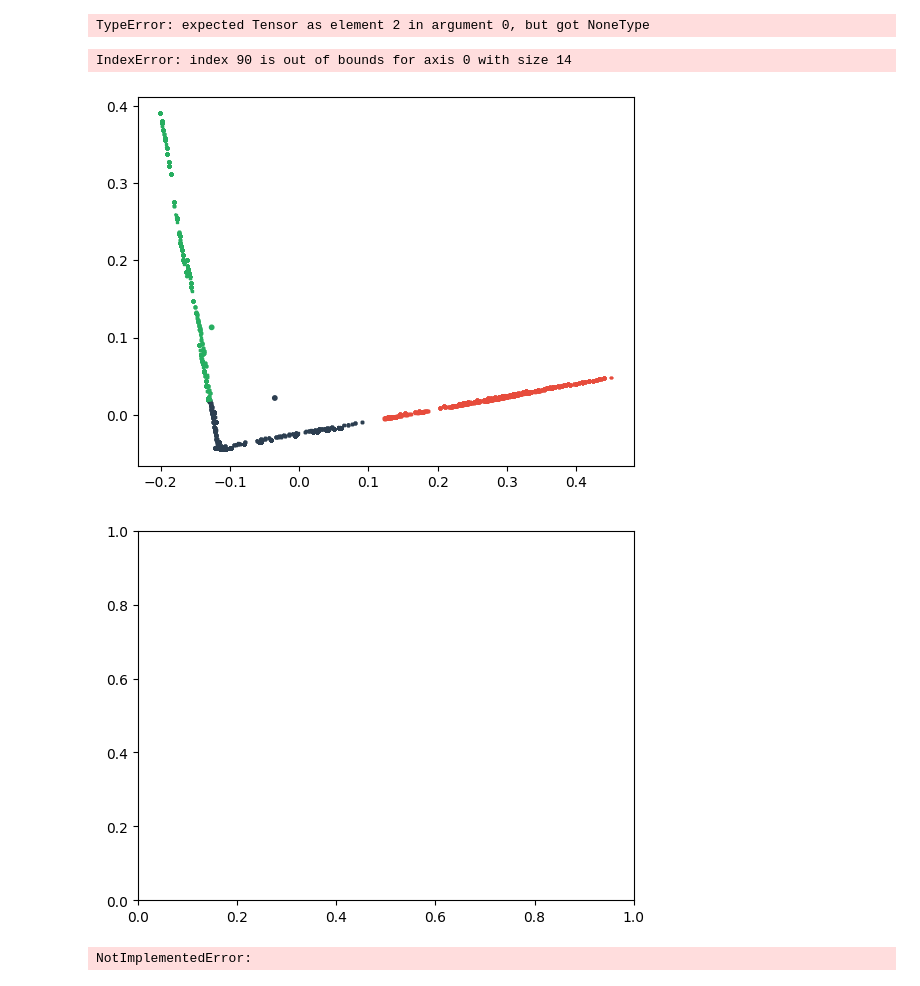
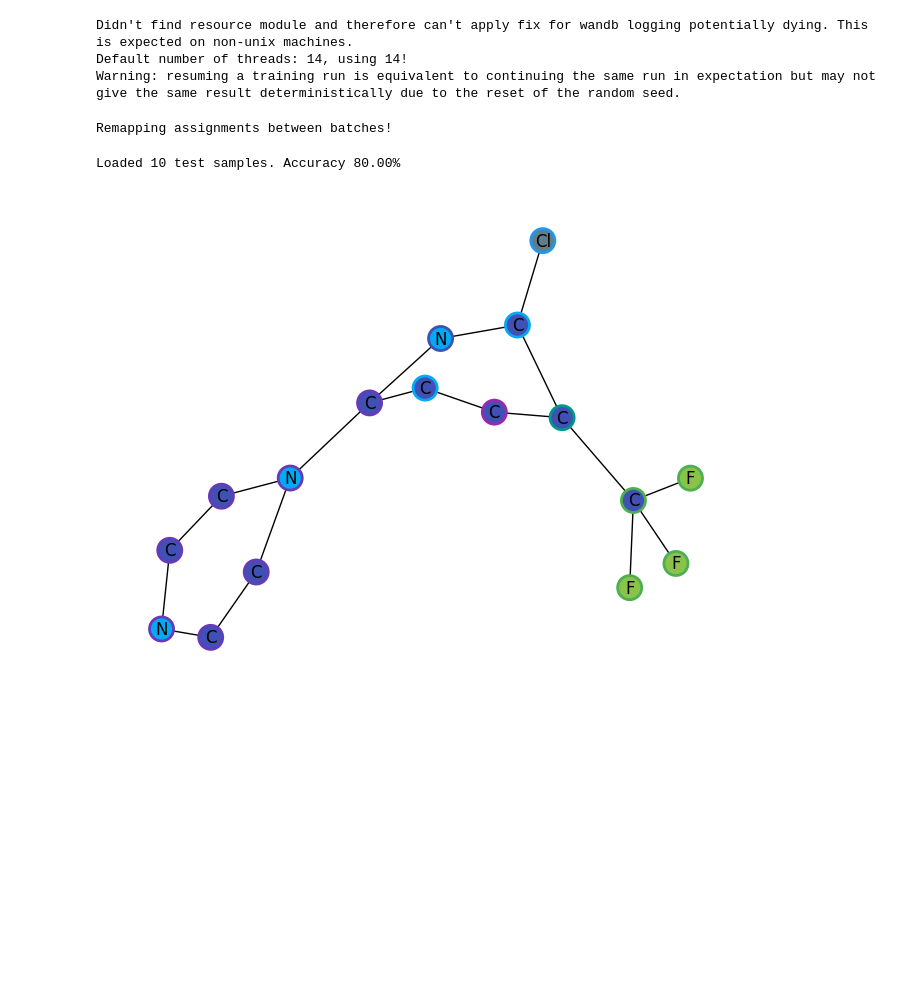
Before and after one commit to jonasjuerss/HELP, a Jupyter notebook: analysis.ipynb, the cells around one changed output. Cells and saved outputs as stored; diff of their text form; code cells hidden in the pictures; blank space fills up the shorter version.

```diff
--- a/analysis.ipynb
+++ b/analysis.ipynb
@@ -60,12 +0,0 @@ def plot_clusters(self, cluster_alg: Optional[Type[ClusterAlgWrapper]] = None, s
-# %%
-plot_clusters(self, save_path="img/clusters")
-# %% [output]
-TypeError: expected Tensor as element 2 in argument 0, but got NoneType
-# %%
-from clustering_wrappers import MeanShiftWrapper
-
-plot_clusters(self, MeanShiftWrapper, save_path="img/mean_shift_clusters", range=0.1, dim_reduc=PCA)
-# %% [output]
-IndexError: index 90 is out of bounds for axis 0 with size 14
-[figure, removed]
-[figure, removed]
@@ -105,4 +1,26 @@ def jaccard_cluster_score(num_iterations=10, keep_prob=0.8):
-# %%
-analyzer.calculate_concept_completeness()
-# %% [output]
-NotImplementedError:
+# %%
+import networkx as nx
+import wandb
+
+import color_utils
+from data_generation.motifs import SparseGraph, CircleMotif, FullyConnectedMotif
+from color_utils import ColorUtils
+from typing import Optional
+from matplotlib import pyplot as plt
+import torch
+import torch_geometric
+from torch_geometric.data import Data
+import numpy as np
+from analyzer import Analyzer
+self = Analyzer("zult4ep0", resume_last=True, device="cpu", batch_size=3000) # If resume_last False, use BEST checkpoint instead"
+# %% [output]
+Didn't find resource module and therefore can't apply fix for wandb logging potentially dying. This is expected on non-unix machines.
+Default number of threads: 14, using 14!
+Warning: resuming a training run is equivalent to continuing the same run in expectation but may not give the same result deterministically due to the reset of the random seed.
+# %%
+node_table, edge_table = self.log_graphs(10)
+self.plot_wandb_tables(node_table, edge_table, 0, 2)
+# %% [output]
+Remapping assignments between batches!
+Loaded 10 test samples. Accuracy 80.00%
+[figure, added]
```
Also changed, not shown: parts of 14 cells of this notebook, 7 other files.
